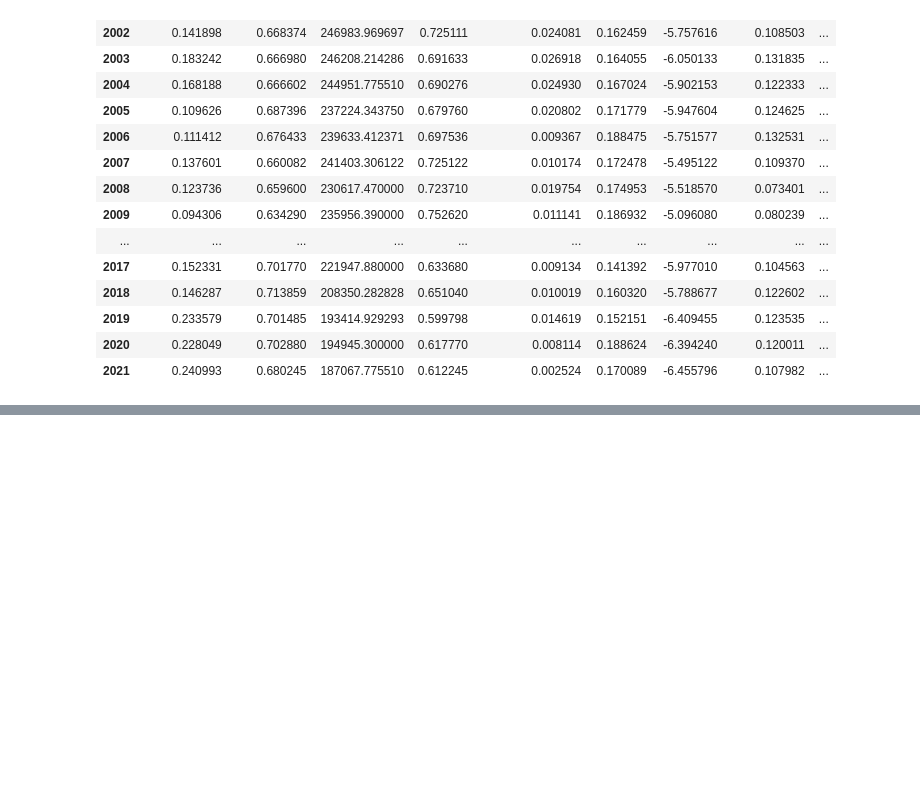
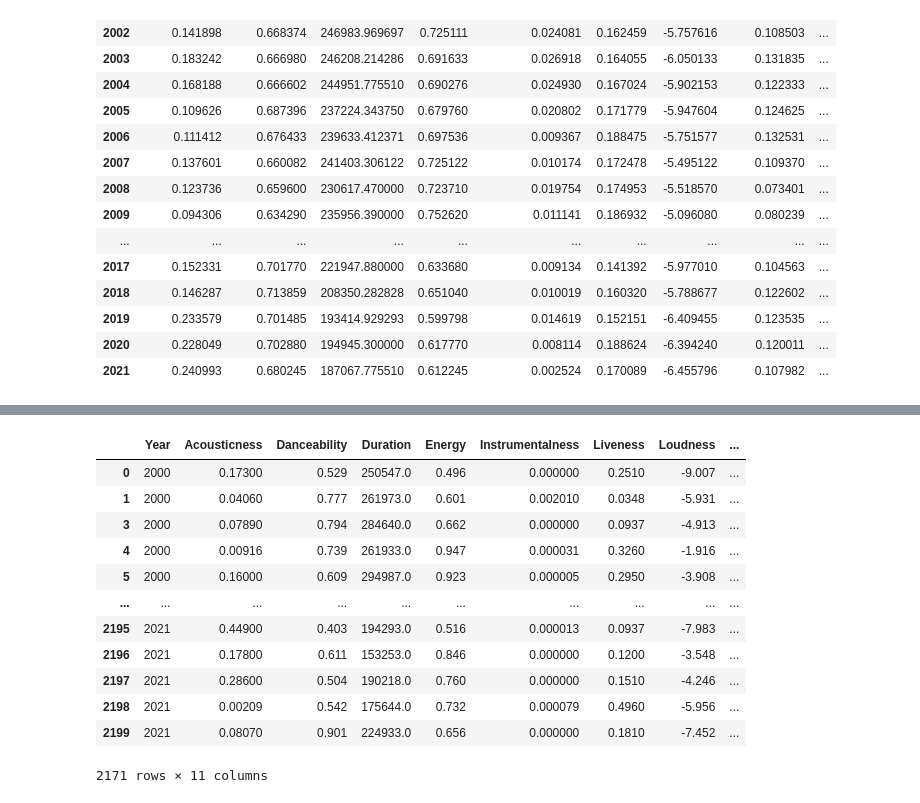
Before and after one commit to dianaagustinaf/spotidata-project, a Jupyter notebook: YearByYearComparison.ipynb, the cells around one changed output, grey strips where cells are left out. Saved outputs shown, nothing was run; the diff lists cells and outputs as text; code cells hidden in the pictures; blank space fills up the shorter version.

```diff
--- a/YearByYearComparison.ipynb
+++ b/YearByYearComparison.ipynb
@@ -299,0 +345,16 @@ Valence has decreased over time with a slight rise towards the end.
+# %%
+AllYearsAudio
+# %% [output]
+|  | Year | Acousticness | Danceability | Duration | Energy | Instrumentalness | Liveness | Loudness | ... |
+| 0 | 2000 | 0.17300 | 0.529 | 250547.0 | 0.496 | 0.000000 | 0.2510 | -9.007 | ... |
+| 1 | 2000 | 0.04060 | 0.777 | 261973.0 | 0.601 | 0.002010 | 0.0348 | -5.931 | ... |
+| 3 | 2000 | 0.07890 | 0.794 | 284640.0 | 0.662 | 0.000000 | 0.0937 | -4.913 | ... |
+| 4 | 2000 | 0.00916 | 0.739 | 261933.0 | 0.947 | 0.000031 | 0.3260 | -1.916 | ... |
+| 5 | 2000 | 0.16000 | 0.609 | 294987.0 | 0.923 | 0.000005 | 0.2950 | -3.908 | ... |
+| ... | ... | ... | ... | ... | ... | ... | ... | ... | ... |
+| 2195 | 2021 | 0.44900 | 0.403 | 194293.0 | 0.516 | 0.000013 | 0.0937 | -7.983 | ... |
+| 2196 | 2021 | 0.17800 | 0.611 | 153253.0 | 0.846 | 0.000000 | 0.1200 | -3.548 | ... |
+| 2197 | 2021 | 0.28600 | 0.504 | 190218.0 | 0.760 | 0.000000 | 0.1510 | -4.246 | ... |
+| 2198 | 2021 | 0.00209 | 0.542 | 175644.0 | 0.732 | 0.000079 | 0.4960 | -5.956 | ... |
+| 2199 | 2021 | 0.08070 | 0.901 | 224933.0 | 0.656 | 0.000000 | 0.1810 | -7.452 | ... |
+2171 rows × 11 columns
```
Also changed, not shown: parts of 16 cells of this notebook, 18 other files.
